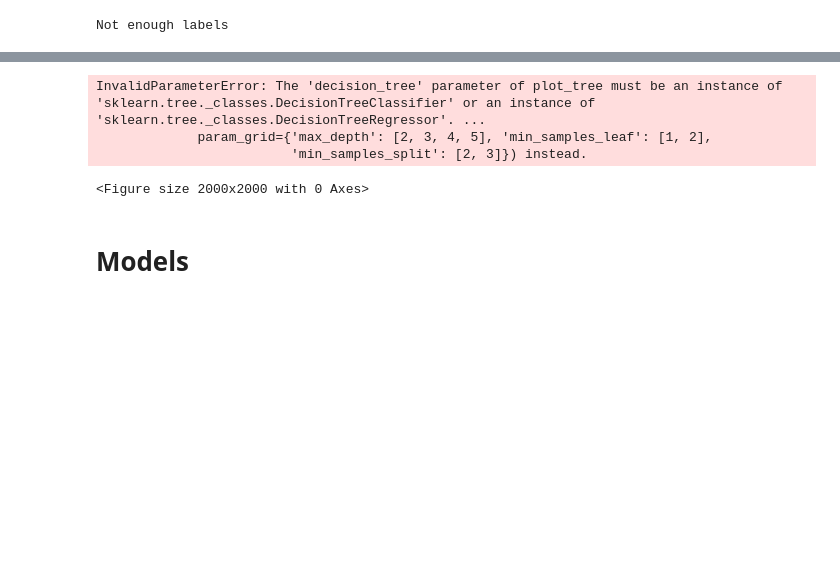
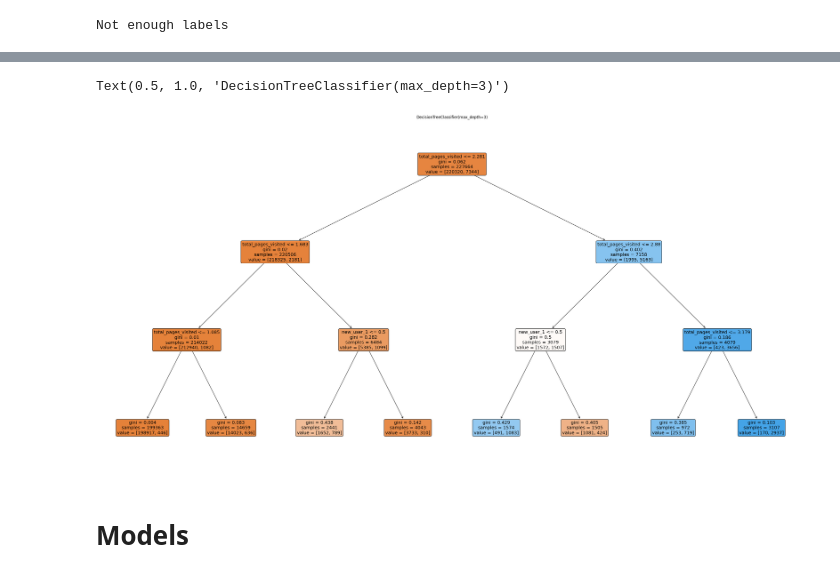
Before and after one commit to kumquat42/202311_jedha_Bloc3_ML_challenge, a Jupyter notebook: 202311_jedha_bloc3_ML_challenge.ipynb, the cells around one changed output, grey strips where cells are left out. Cells and saved outputs as stored; diff of their text form; code cells hidden in the pictures; blank space fills up the shorter version.

```diff
--- a/202311_jedha_bloc3_ML_challenge.ipynb
+++ b/202311_jedha_bloc3_ML_challenge.ipynb
@@ -785,20 +862,15 @@ Text(0.5, 1.0, "DecisionTreeClassifier(criterion='log_loss', max_depth=5)")
 # %%
-from sklearn.tree import plot_tree
-
-#class_names = encoder.inverse_transform([0, 1, 2])
-
-plt.figure(figsize=(20,20))
-a = plot_tree(tree_simple_gs_m,
+plt.figure(figsize=(40,20))
+a = plot_tree(model,
               feature_names=liste_features_name,
               #class_names=class_names,
               filled=True,
               rounded=True,
               fontsize=14)
+plt.title(model)
 # %% [output]
-InvalidParameterError: The 'decision_tree' parameter of plot_tree must be an instance of 'sklearn.tree._classes.DecisionTreeClassifier' or an instance of 'sklearn.tree._classes.DecisionTreeRegressor'. ...
-             param_grid={'max_depth': [2, 3, 4, 5], 'min_samples_leaf': [1, 2],
-                         'min_samples_split': [2, 3]}) instead.
+Text(0.5, 1.0, 'DecisionTreeClassifier(max_depth=3)')
-<Figure size 2000x2000 with 0 Axes>
+[figure, added]
 # %% [markdown]
 # Models
 # %% [markdown]
```
Also changed, not shown: parts of 7 cells of this notebook, 6 other files.
